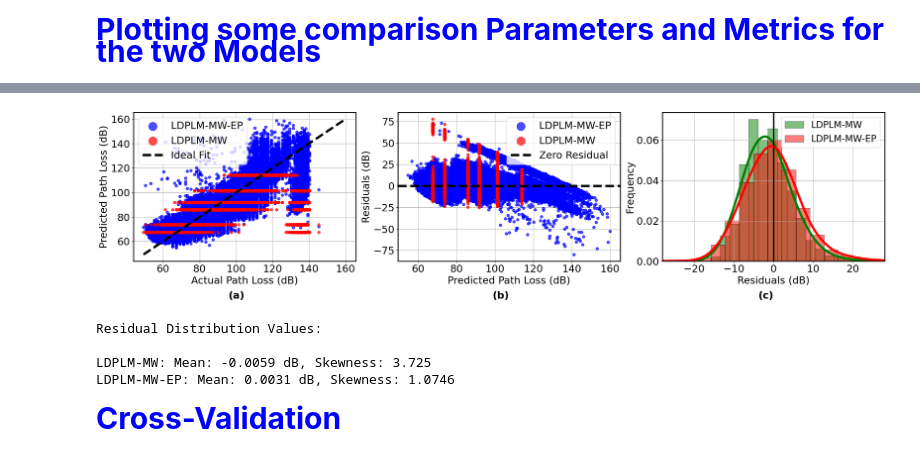
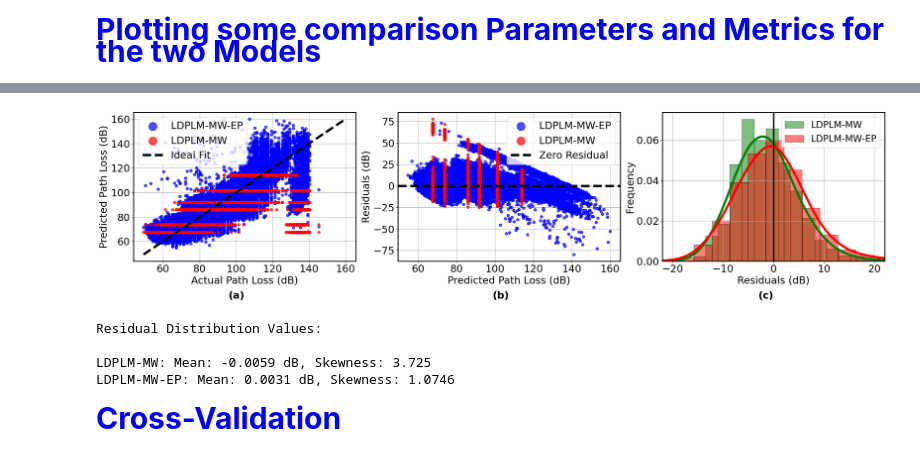
Before and after one commit to nahshonmokua/LoRaWAN-Indoor-Path-Loss-Modelling-with-MultiWall-Environment-Factors, a Jupyter notebook: LDPLM.ipynb, the cells around one changed output, grey strips where cells are left out. Drawn from its saved outputs; the diff is of its cells as text; code cells hidden in the pictures.

```diff
--- a/LDPLM.ipynb
+++ b/LDPLM.ipynb
@@ -493,35 +493,35 @@ ax3.hist(residuals_ep, bins=43, alpha=0.5, label='LDPLM-MW-EP', color='red', edg
 # KDE plots using Seaborn
 sns.kdeplot(residuals_mw, color='green', bw_adjust=3, ax=ax3, linewidth=5)
 sns.kdeplot(residuals_ep, color='red', bw_adjust=3, ax=ax3, linewidth=5)
 
 ax3.axvline(0, color='black', linestyle='-', linewidth=3)
 ax3.set_xlabel('Residuals (dB)', fontsize=22)
 ax3.set_ylabel('Frequency', fontsize=22)
 # ax3.set_title('Histogram of Residuals Comparison')
-ax3.set_xlim(-28, 28)  # Set x-axis limits
+ax3.set_xlim(-22, 22)  # Set x-axis limits
 ax3.legend(fontsize=20, loc='upper right')
 ax3.grid(True)
 ax3.tick_params(axis='both', which='major', labelsize=22)
 ax3.text(0.5, -0.2, '(c)', transform=ax3.transAxes, fontsize=22, fontweight='bold', va='top', ha='right')
 
 # Adjust layout to prevent overlapping
 plt.tight_layout()
 # Save the combined figure
 plt.savefig('../all_data_files/All_Plots_as_Subplots.png', dpi=1000)
 plt.show()
 
 # Residual Distribution Values
 resid_mean_mw = round(residuals_mw.mean(), 4)
 resid_skew_mw = round(residuals_mw.skew(), 4)
 
 resid_mean_ep = round(residuals_ep.mean(), 4)
 resid_skew_ep = round(residuals_ep.skew(), 4)
 
 print(f'\nResidual Distribution Values:')
 print(f'\nLDPLM-MW: Mean: {resid_mean_mw} dB, Skewness: {resid_skew_mw}')
 print(f'LDPLM-MW-EP: Mean: {resid_mean_ep} dB, Skewness: {resid_skew_ep}')
 # %% [output]
-[figure, old version]
+[figure, new version]
 Residual Distribution Values:
 
 LDPLM-MW: Mean: -0.0059 dB, Skewness: 3.725
```
Also changed, not shown: parts of 1 cell of this notebook.
